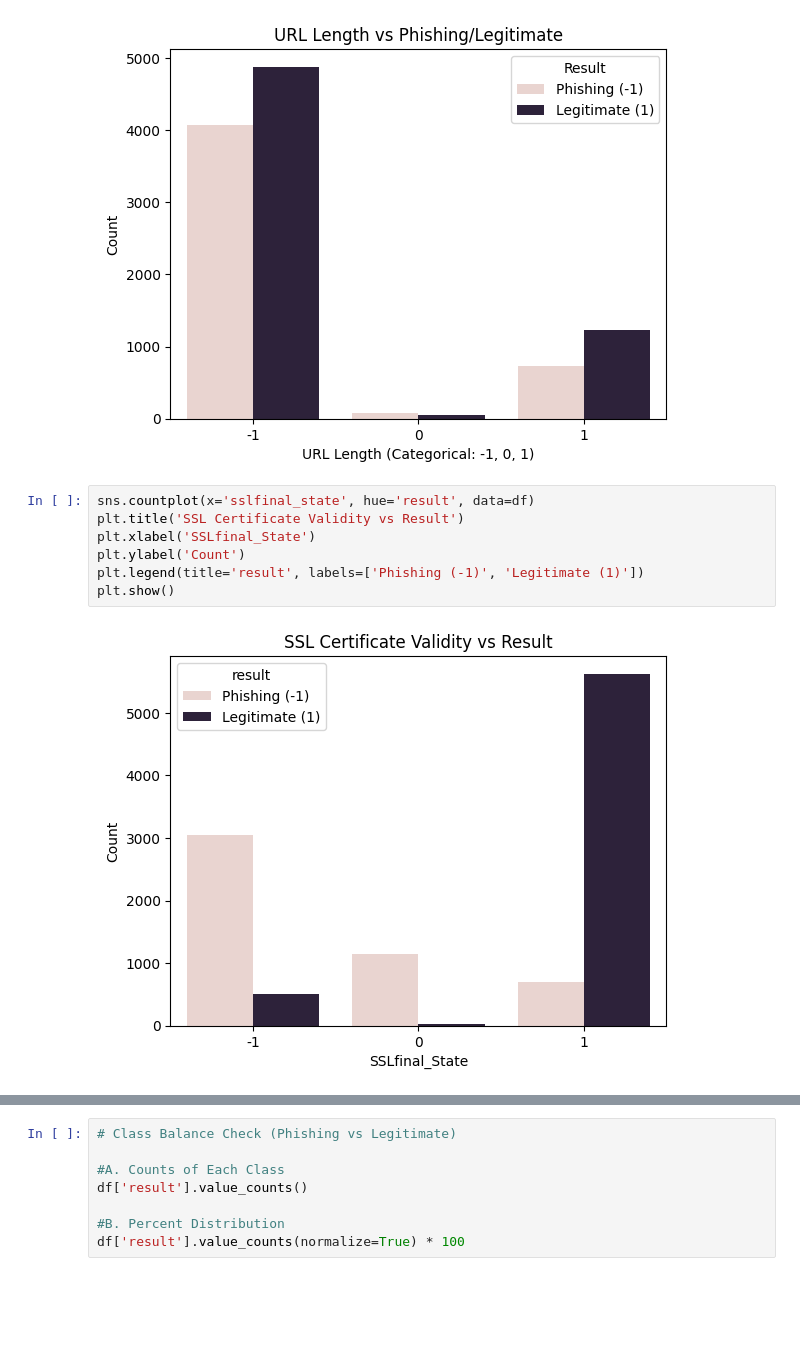
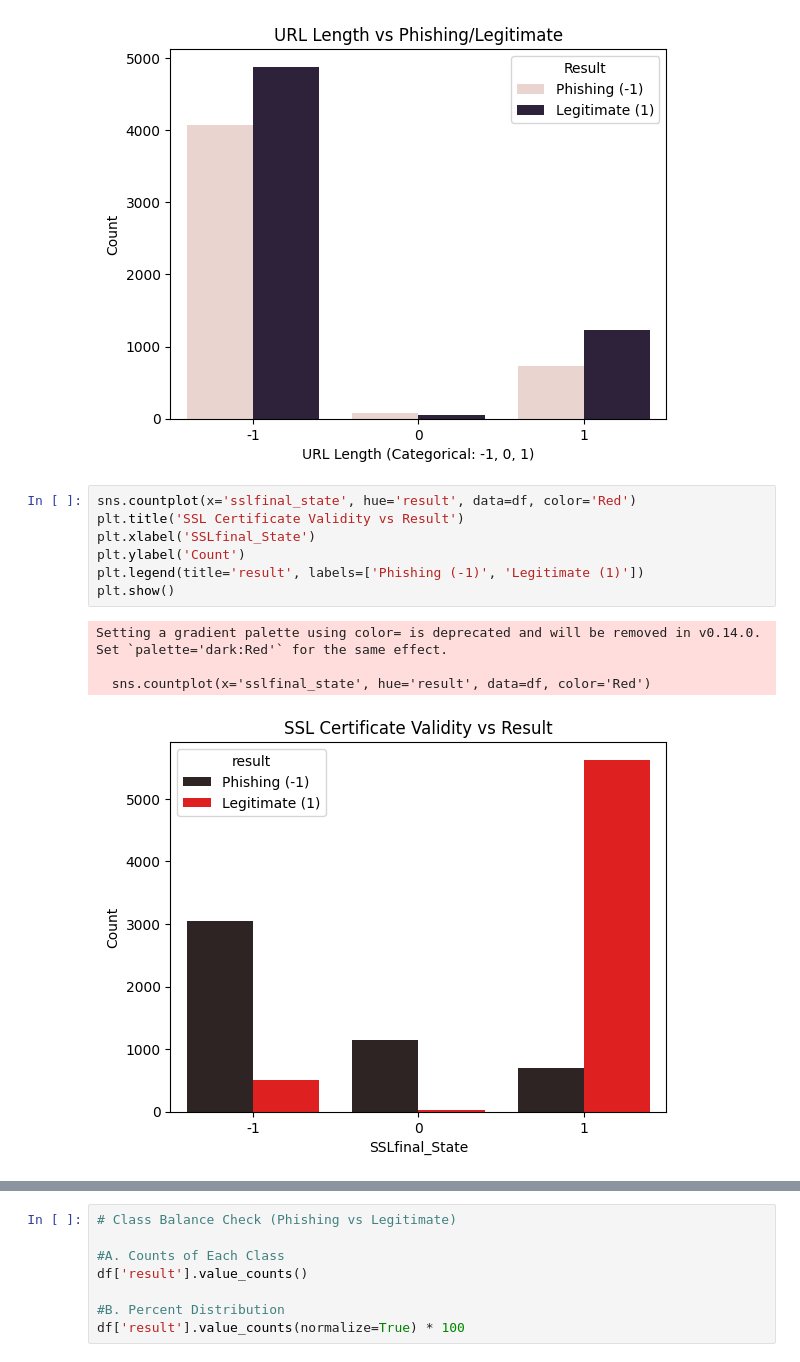
Before and after one commit to snehasharma2541/cs_project, a Jupyter notebook: project/notebook/final_model.ipynb, the cells around one changed output, grey strips where cells are left out. Saved outputs shown, nothing was run; the diff lists cells and outputs as text; blank space fills up the shorter version.

```diff
--- a/project/notebook/final_model.ipynb
+++ b/project/notebook/final_model.ipynb
@@ -158,13 +215,16 @@ plt.show()
 # %% [output]
 [figure]
 # %%
-sns.countplot(x='sslfinal_state', hue='result', data=df)
+sns.countplot(x='sslfinal_state', hue='result', data=df, color='Red')
 plt.title('SSL Certificate Validity vs Result')
 plt.xlabel('SSLfinal_State')
 plt.ylabel('Count')
 plt.legend(title='result', labels=['Phishing (-1)', 'Legitimate (1)'])
 plt.show()
 # %% [output]
+Setting a gradient palette using color= is deprecated and will be removed in v0.14.0. Set `palette='dark:Red'` for the same effect.
+
+  sns.countplot(x='sslfinal_state', hue='result', data=df, color='Red')
-[figure, old version]
+[figure, new version]
 # %%
 # At symbol presence
```
Also changed, not shown: parts of 22 cells of this notebook.
